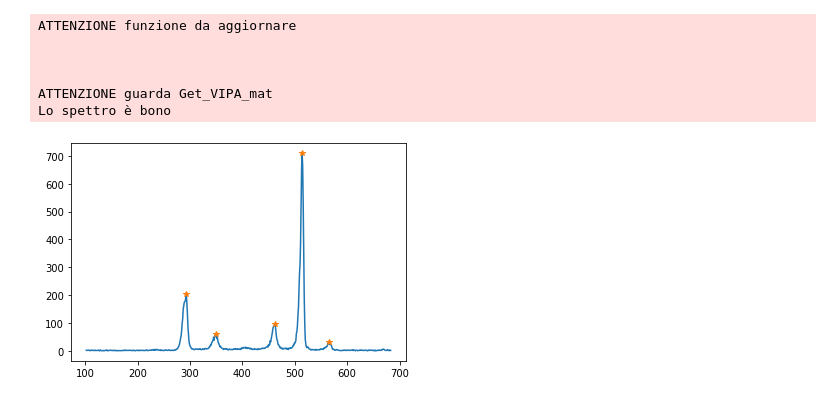
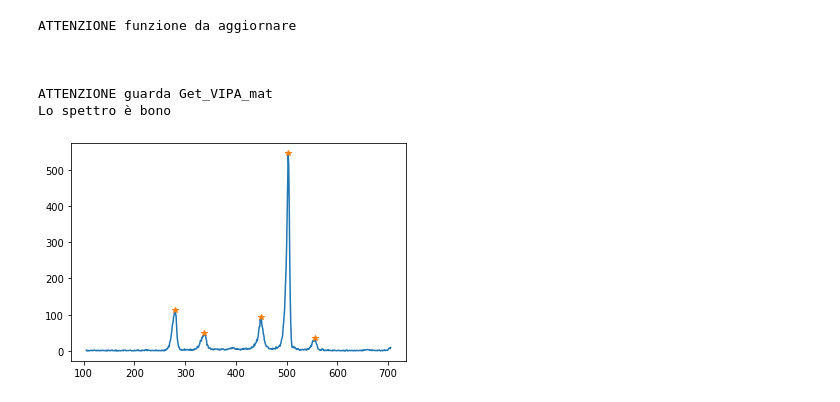
Before and after one commit to flautodipan/Python_Libraries, a Jupyter notebook: Experimentum_single.ipynb, the cells around one changed output. Cells and saved outputs as stored; diff of their text form; code cells hidden in the pictures.

```diff
--- a/Experimentum_single.ipynb
+++ b/Experimentum_single.ipynb
@@ -29,35 +29,35 @@ cols_real   = ('Co', 'Omega', 'Gamma', 'Delta', 'tau', 'delta_width', 'delta_amp
 cols_gauss  = ( 'A', 'mu', 'sigma')
 # %%
 #0) importo dati e inizializzo oggetti
-i   =   0
-j   =   0
+i   =   29
+j   =   74
 
 y    =   Import_from_Matlab(spectra_filename, spectra_path, var_name = 'y')[i][j]
 Data    =   Exp.Spectrum(name = str((i,j)))
 Data.Get_Spectrum(y = np.resize(y, np.max(y.shape)), offset = 183., cut = True, cut_range = (100, 680))
 Data.Get_Spectrum_Peaks(**syg_kwargs)
 Data.Get_VIPA_tif(VIPA_filename, VIPA_path)
 
 plt.figure()
 plt.plot(Data.x, Data.y)
 plt.plot(Data.x[Data.peaks[0]], Data.y[Data.peaks[0]], '*')
 
 
 check = Data.Check_Spectrum(saturation_width = 13.5)
 
 if      check == 1  : nature    = 'saturo'
 elif    check == 2  : nature    = 'brillouin_higher'
 elif    check == 3  : nature    = 'invisible'
 else:                 nature    = 'bono'
 print('Lo spettro è '+nature)
 # %% [output]
 ATTENZIONE funzione da aggiornare
 
 
 
 ATTENZIONE guarda Get_VIPA_mat
 Lo spettro è bono
-[figure, old version]
+[figure, new version]
 # %%
 #1) Operazioni di modifica Spettro
 
```
Also changed, not shown: parts of 4 cells of this notebook, 20 other files.
